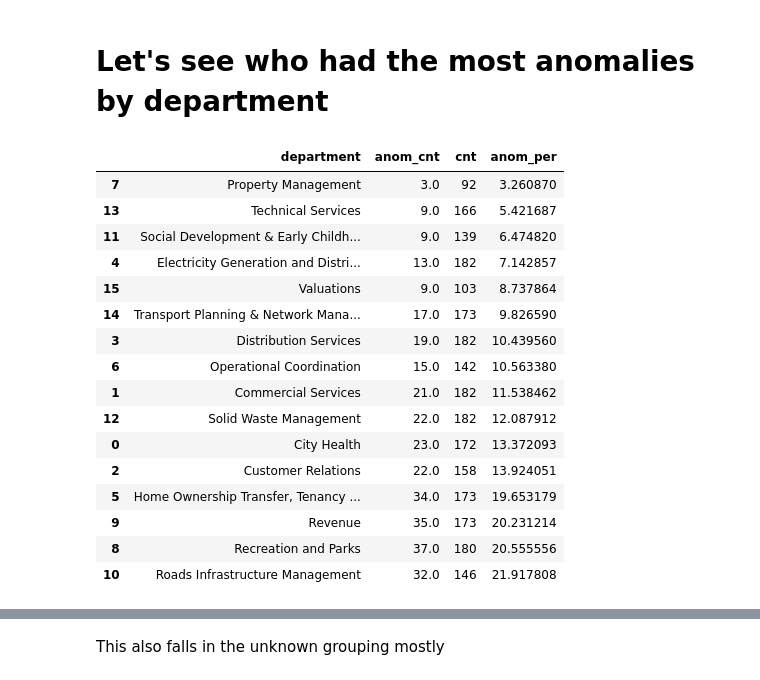
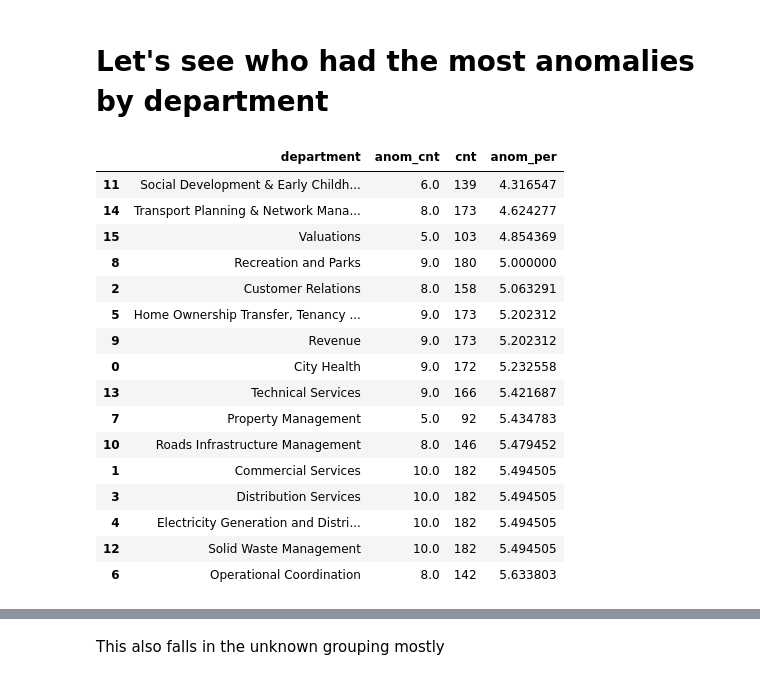
Before and after one commit to roelof89/ds_code_challenge, a Jupyter notebook: 4-predictive_analytic_tasks_anomaly.ipynb, the cells around one changed output, grey strips where cells are left out. Saved outputs shown, nothing was run; the diff lists cells and outputs as text; code cells hidden in the pictures.

```diff
--- a/4-predictive_analytic_tasks_anomaly.ipynb
+++ b/4-predictive_analytic_tasks_anomaly.ipynb
@@ -30,15 +28,3 @@ order by department, date
 '''
 
 df_test = sqldf.run(query)
-# %%
-query = '''
-select department,
-       date,
-       count(distinct notification_number) req
-from df
-group by department, date
-having date >= '2020-07-01' and department is not null
-order by department, date
-'''
-
-df_train = sqldf.run(query)
@@ -48,25 +40,20 @@ from sklearn.ensemble import IsolationForest as IF
 res = []
 
 # We'll choose a 5% contamination, but this is a parameter we could play with
-g = df_train.groupby(['department'])
+g = df_test.groupby(['department'])
 for name, data in g:
     if data.shape[0] > 5:
-        x_train = data[['req']]
+        x = data[['req']]
         clf = IF(n_estimators=100, max_samples='auto', contamination=float(.05), max_features=1.0, bootstrap=False, n_jobs=-1)
-        clf.fit(x_train.values)
-
-        x_test = df_test[df_test['department'] == name]
-        if x_test.shape[0] > 0:
-            x_dates = x_test[['date']]
-            x_test = x_test[['req']]
-            pred = pd.DataFrame({'department':name,
-                                'date':x_dates['date'],
-                                'pred':clf.predict(x_test.values),
-                                'decision_function':clf.decision_function(x_test.values),
-                                'score_samples':clf.score_samples(x_test.values),
-                                'req':x_test['req']})
-            pred['request_cnt'] = x_test['req'].sum()
-            res.append(pred)
+        clf.fit(x.values)
+        x_dates = data[['date']]
+        pred = pd.DataFrame({'department':name,
+                            'date':x_dates['date'],
+                            'anomaly':clf.predict(x.values),
+                            'scores':clf.decision_function(x.values),
+                            'req':x['req']})
+        pred['request_cnt'] = x['req'].sum()
+        res.append(pred)
 # %%
 res = pd.concat(res)
 # %% [markdown]
@@ -74,41 +61,41 @@ res = pd.concat(res)
 # %%
 query = '''
 select department,
-       case when pred = -1 then 1.0 else 0.0 end anom_cnt
+       case when anomaly = -1 then 1.0 else 0.0 end anom_cnt
 from res
 '''
 
 sum_df = sqldf.run(query)
 
 query = '''
 select department,
        sum(anom_cnt) anom_cnt,
        count(*) cnt,
        sum(anom_cnt)/count(*)*100 anom_per
 from sum_df
 group by department
 '''
 
 sum_df = sqldf.run(query)
 sum_df.sort_values('anom_per')
 # %% [output]
 |  | department | anom_cnt | cnt | anom_per |
-| 7 | Property Management | 3.0 | 92 | 3.260870 |
+| 11 | Social Development & Early Childh... | 6.0 | 139 | 4.316547 |
+| 14 | Transport Planning & Network Mana... | 8.0 | 173 | 4.624277 |
+| 15 | Valuations | 5.0 | 103 | 4.854369 |
+| 8 | Recreation and Parks | 9.0 | 180 | 5.000000 |
+| 2 | Customer Relations | 8.0 | 158 | 5.063291 |
+| 5 | Home Ownership Transfer, Tenancy ... | 9.0 | 173 | 5.202312 |
+| 9 | Revenue | 9.0 | 173 | 5.202312 |
+| 0 | City Health | 9.0 | 172 | 5.232558 |
 | 13 | Technical Services | 9.0 | 166 | 5.421687 |
-| 11 | Social Development & Early Childh... | 9.0 | 139 | 6.474820 |
-| 4 | Electricity Generation and Distri... | 13.0 | 182 | 7.142857 |
-| 15 | Valuations | 9.0 | 103 | 8.737864 |
-| 14 | Transport Planning & Network Mana... | 17.0 | 173 | 9.826590 |
-| 3 | Distribution Services | 19.0 | 182 | 10.439560 |
-| 6 | Operational Coordination | 15.0 | 142 | 10.563380 |
-| 1 | Commercial Services | 21.0 | 182 | 11.538462 |
-| 12 | Solid Waste Management | 22.0 | 182 | 12.087912 |
-| 0 | City Health | 23.0 | 172 | 13.372093 |
-| 2 | Customer Relations | 22.0 | 158 | 13.924051 |
-| 5 | Home Ownership Transfer, Tenancy ... | 34.0 | 173 | 19.653179 |
-| 9 | Revenue | 35.0 | 173 | 20.231214 |
-| 8 | Recreation and Parks | 37.0 | 180 | 20.555556 |
-| 10 | Roads Infrastructure Management | 32.0 | 146 | 21.917808 |
+| 7 | Property Management | 5.0 | 92 | 5.434783 |
+| 10 | Roads Infrastructure Management | 8.0 | 146 | 5.479452 |
+| 1 | Commercial Services | 10.0 | 182 | 5.494505 |
+| 3 | Distribution Services | 10.0 | 182 | 5.494505 |
+| 4 | Electricity Generation and Distri... | 10.0 | 182 | 5.494505 |
+| 12 | Solid Waste Management | 10.0 | 182 | 5.494505 |
+| 6 | Operational Coordination | 8.0 | 142 | 5.633803 |
 # %%
 # We are looking for days which had really high service requests.
 query = '''
```
Also changed, not shown: parts of 7 cells of this notebook.
